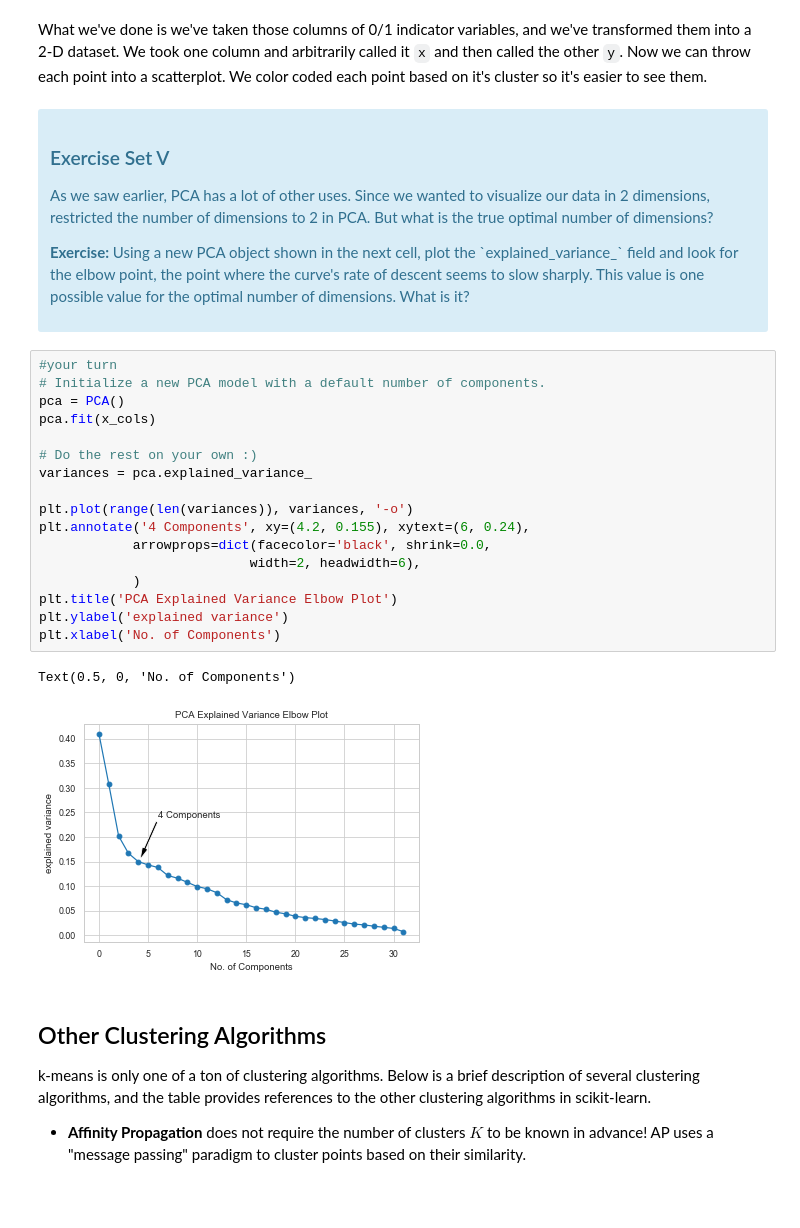
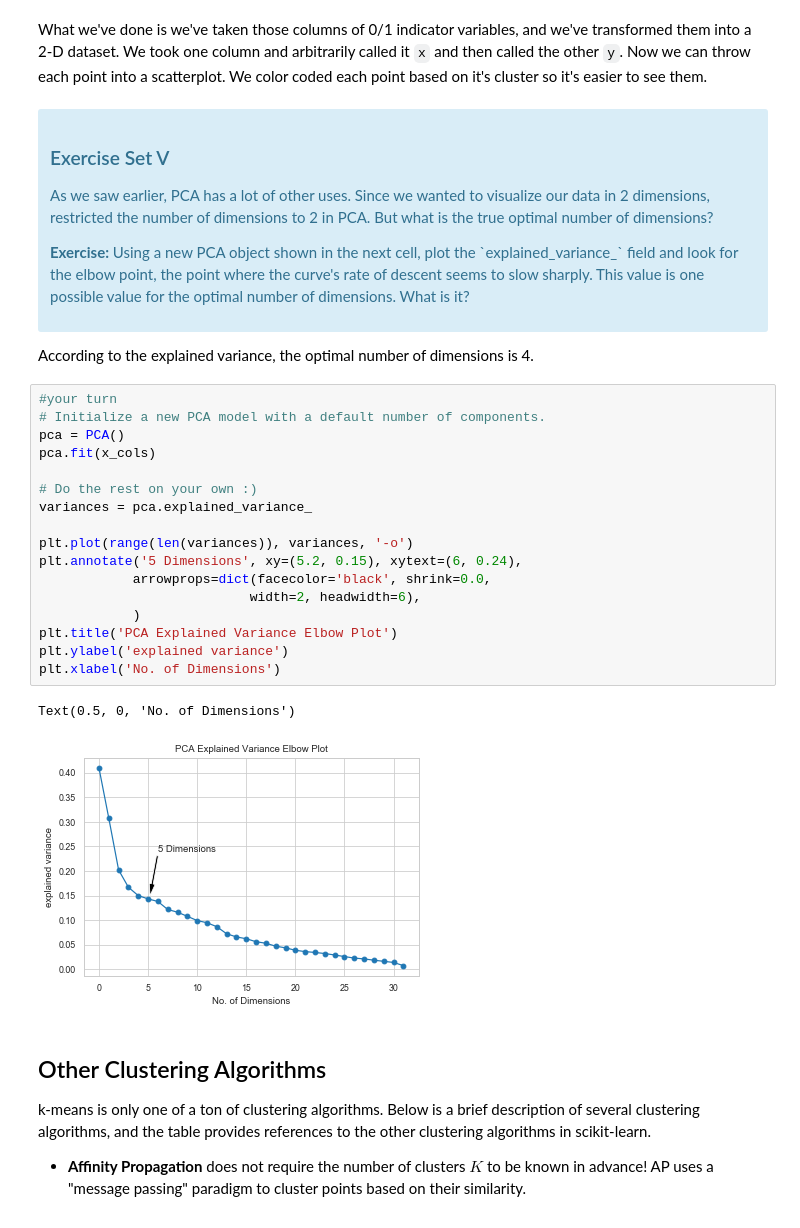
Before and after one commit to TheeChris/springboard, a Jupyter notebook: clustering/Mini_Project_Clustering.ipynb, the cells around one changed output. Saved outputs shown, nothing was run; the diff lists cells and outputs as text.

```diff
--- a/clustering/Mini_Project_Clustering.ipynb
+++ b/clustering/Mini_Project_Clustering.ipynb
@@ -473,26 +482,28 @@ What we've done is we've taken those columns of 0/1 indicator variables, and we'
 
 <p><b>Exercise:</b> Using a new PCA object shown in the next cell, plot the `explained_variance_` field and look for the elbow point, the point where the curve's rate of descent seems to slow sharply. This value is one possible value for the optimal number of dimensions. What is it?</p>
 </div>
+
+According to the explained variance, the optimal number of dimensions is 4.
 # %%
 #your turn
 # Initialize a new PCA model with a default number of components.
 pca = PCA()
 pca.fit(x_cols)
 
 # Do the rest on your own :)
 variances = pca.explained_variance_
 
 plt.plot(range(len(variances)), variances, '-o')
-plt.annotate('4 Components', xy=(4.2, 0.155), xytext=(6, 0.24),
+plt.annotate('5 Dimensions', xy=(5.2, 0.15), xytext=(6, 0.24),
             arrowprops=dict(facecolor='black', shrink=0.0,
                            width=2, headwidth=6),
             )
 plt.title('PCA Explained Variance Elbow Plot')
 plt.ylabel('explained variance')
-plt.xlabel('No. of Components')
+plt.xlabel('No. of Dimensions')
 # %% [output]
-Text(0.5, 0, 'No. of Components')
+Text(0.5, 0, 'No. of Dimensions')
-[figure, old version]
+[figure, new version]
 # %% [markdown]
 ## Other Clustering Algorithms
 
```
Also changed, not shown: parts of 32 cells of this notebook.
